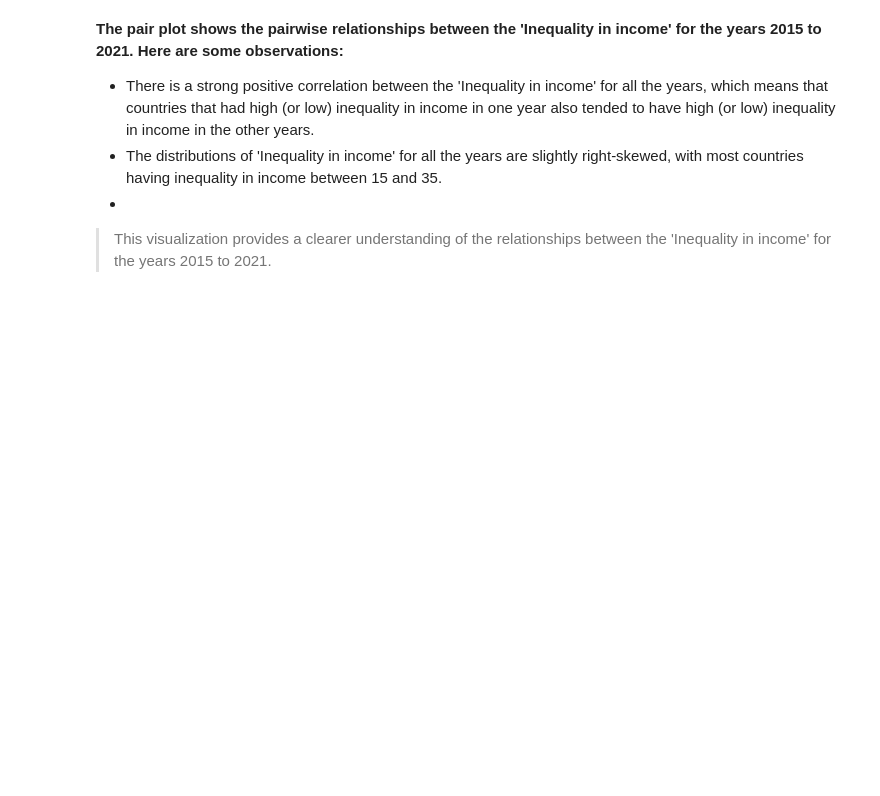
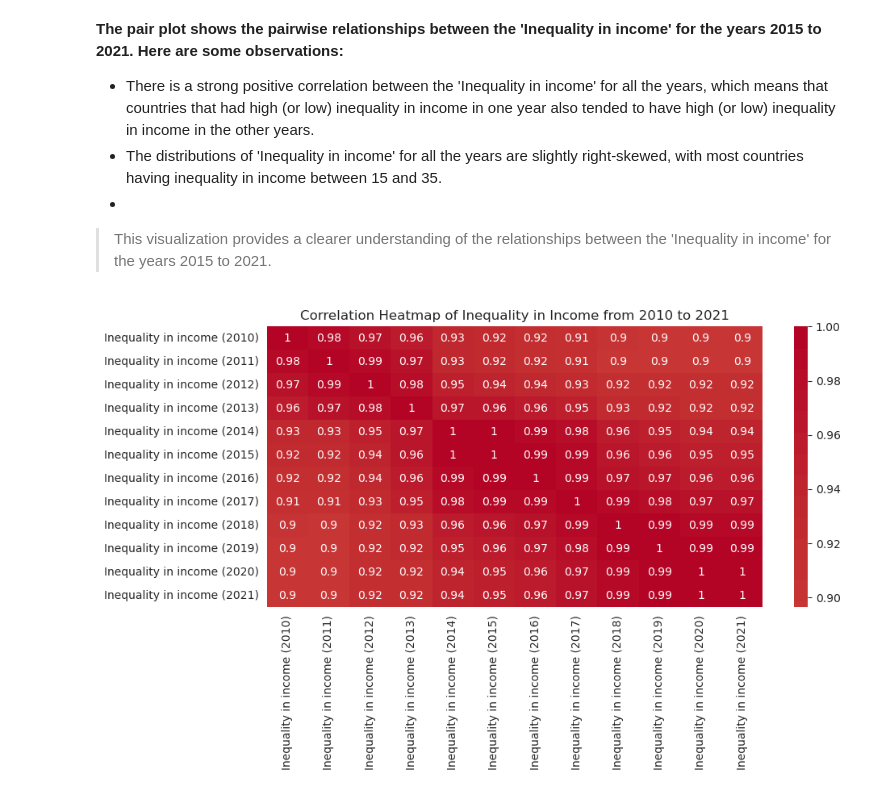
Before and after one commit to raj-rajat/Inequality-in-Income-Across-the-Globe, a Jupyter notebook: inequality-in-income-across-the-globe.ipynb, the cells around one changed output. Drawn from its saved outputs; the diff is of its cells as text; code cells hidden in the pictures; blank space fills up the shorter version.

Commit message:
Kaggle Notebook | Inequality in Income Across the Globe | Version 2

```diff
--- a/inequality-in-income-across-the-globe.ipynb
+++ b/inequality-in-income-across-the-globe.ipynb
@@ -532,3 +532,12 @@ plt.show()
 *
 
 > This visualization provides a clearer understanding of the relationships between the 'Inequality in income' for the years 2015 to 2021.
+# %%
+# Create a heatmap of the correlation between the 'Inequality in income' for the years 2010 to 2021
+plt.figure(figsize=(10, 6))
+sns.heatmap(df.iloc[:, 7:].corr(), annot=True, cmap='coolwarm', center=0)
+plt.title('Correlation Heatmap of Inequality in Income from 2010 to 2021')
+plt.tight_layout()
+plt.show()
+# %% [output]
+[figure, added]
```
Also changed, not shown: parts of 9 cells of this notebook.
